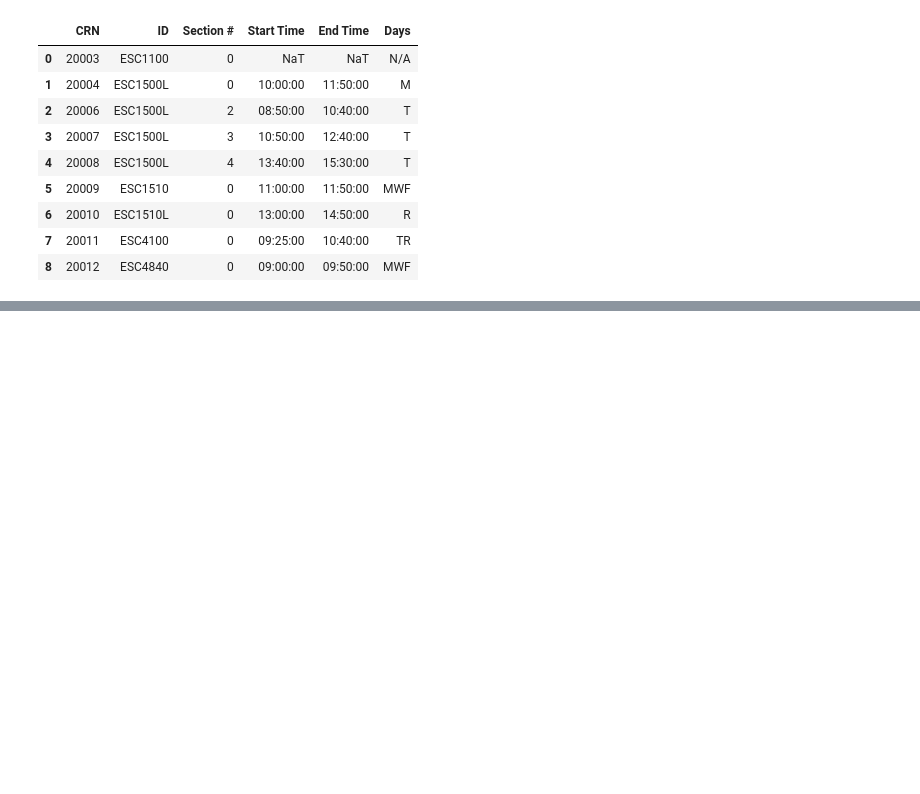
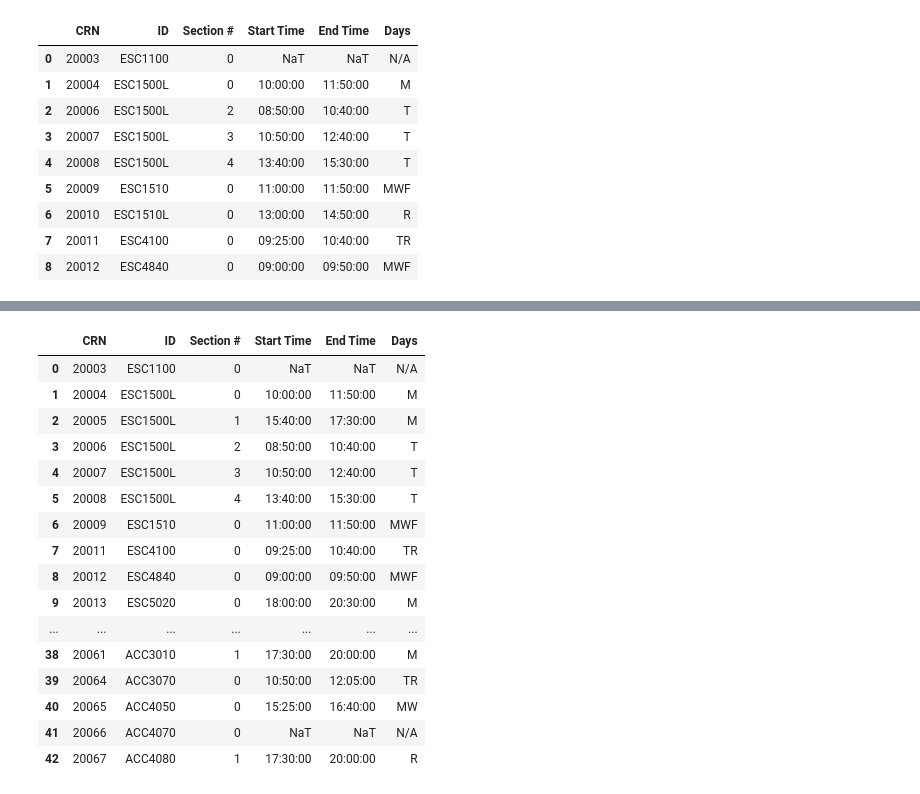
Before and after one commit to jacksonethan59/ProjectTeam3, a Jupyter notebook: dbTest.ipynb, the cells around one changed output, grey strips where cells are left out. Saved outputs shown, nothing was run; the diff lists cells and outputs as text; code cells hidden in the pictures; blank space fills up the shorter version.

```diff
--- a/dbTest.ipynb
+++ b/dbTest.ipynb
@@ -238,0 +286,19 @@ display(df)
+# %%
+reqCourses2 = []
+for c in reqCourses:
+    newCourse = CourseSect(c[0], c[1], c[2], c[3], c[4], c[5], c[6], c[7], c[8], c[9], c[10], c[11], c[12], c[13])
+    reqCourses2.append(newCourse)
+# %%
+currCourses2 = []
+for c in currCourses:
+    newCourse = CourseSect(c[0], c[1], c[2], c[3], c[4], c[5], c[6], c[7], c[8], c[9], c[10], c[11], c[12], c[13])
+    currCourses2.append(newCourse)
+# %%
+nonconf2 = nonconflicting(currCourses2, reqCourses2)
+# %%
+from_db2 = []
+for c in nonconf2:
+    x = (c.crn, c.courseId, c.sectNum, c.startTime, c.endTime, c.days)
+    from_db2.append(x)
+columns = ["CRN", "ID", "Section #", "Start Time", "End Time", "Days"]
+df = pd.DataFrame(from_db2, columns=columns)
@@ -238,0 +319,27 @@ display(df)
+# %%
+nonconf3 = nonconflicting(currCourses2, allSections[:50])
+from_db3 = []
+for c in nonconf3:
+    x = (c.crn, c.courseId, c.sectNum, c.startTime, c.endTime, c.days)
+    from_db3.append(x)
+columns = ["CRN", "ID", "Section #", "Start Time", "End Time", "Days"]
+df = pd.DataFrame(from_db3, columns=columns)
+display(df)
+# %% [output]
+|  | CRN | ID | Section # | Start Time | End Time | Days |
+| 0 | 20003 | ESC1100 | 0 | NaT | NaT | N/A |
+| 1 | 20004 | ESC1500L | 0 | 10:00:00 | 11:50:00 | M |
+| 2 | 20005 | ESC1500L | 1 | 15:40:00 | 17:30:00 | M |
+| 3 | 20006 | ESC1500L | 2 | 08:50:00 | 10:40:00 | T |
+| 4 | 20007 | ESC1500L | 3 | 10:50:00 | 12:40:00 | T |
+| 5 | 20008 | ESC1500L | 4 | 13:40:00 | 15:30:00 | T |
+| 6 | 20009 | ESC1510 | 0 | 11:00:00 | 11:50:00 | MWF |
+| 7 | 20011 | ESC4100 | 0 | 09:25:00 | 10:40:00 | TR |
+| 8 | 20012 | ESC4840 | 0 | 09:00:00 | 09:50:00 | MWF |
+| 9 | 20013 | ESC5020 | 0 | 18:00:00 | 20:30:00 | M |
+| ... | ... | ... | ... | ... | ... | ... |
+| 38 | 20061 | ACC3010 | 1 | 17:30:00 | 20:00:00 | M |
+| 39 | 20064 | ACC3070 | 0 | 10:50:00 | 12:05:00 | TR |
+| 40 | 20065 | ACC4050 | 0 | 15:25:00 | 16:40:00 | MW |
+| 41 | 20066 | ACC4070 | 0 | NaT | NaT | N/A |
+| 42 | 20067 | ACC4080 | 1 | 17:30:00 | 20:00:00 | R |
```
Also changed, not shown: parts of 5 cells of this notebook.
